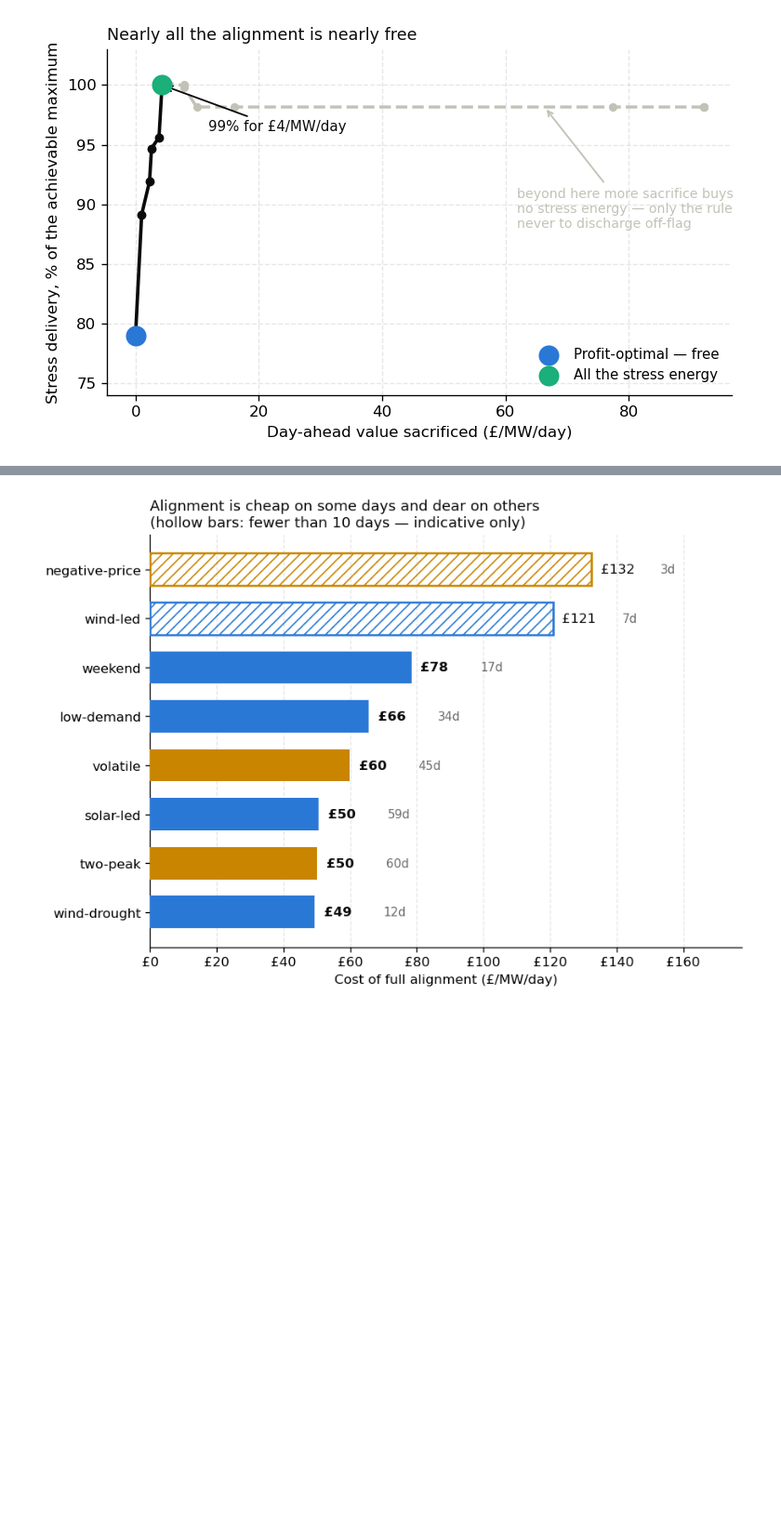
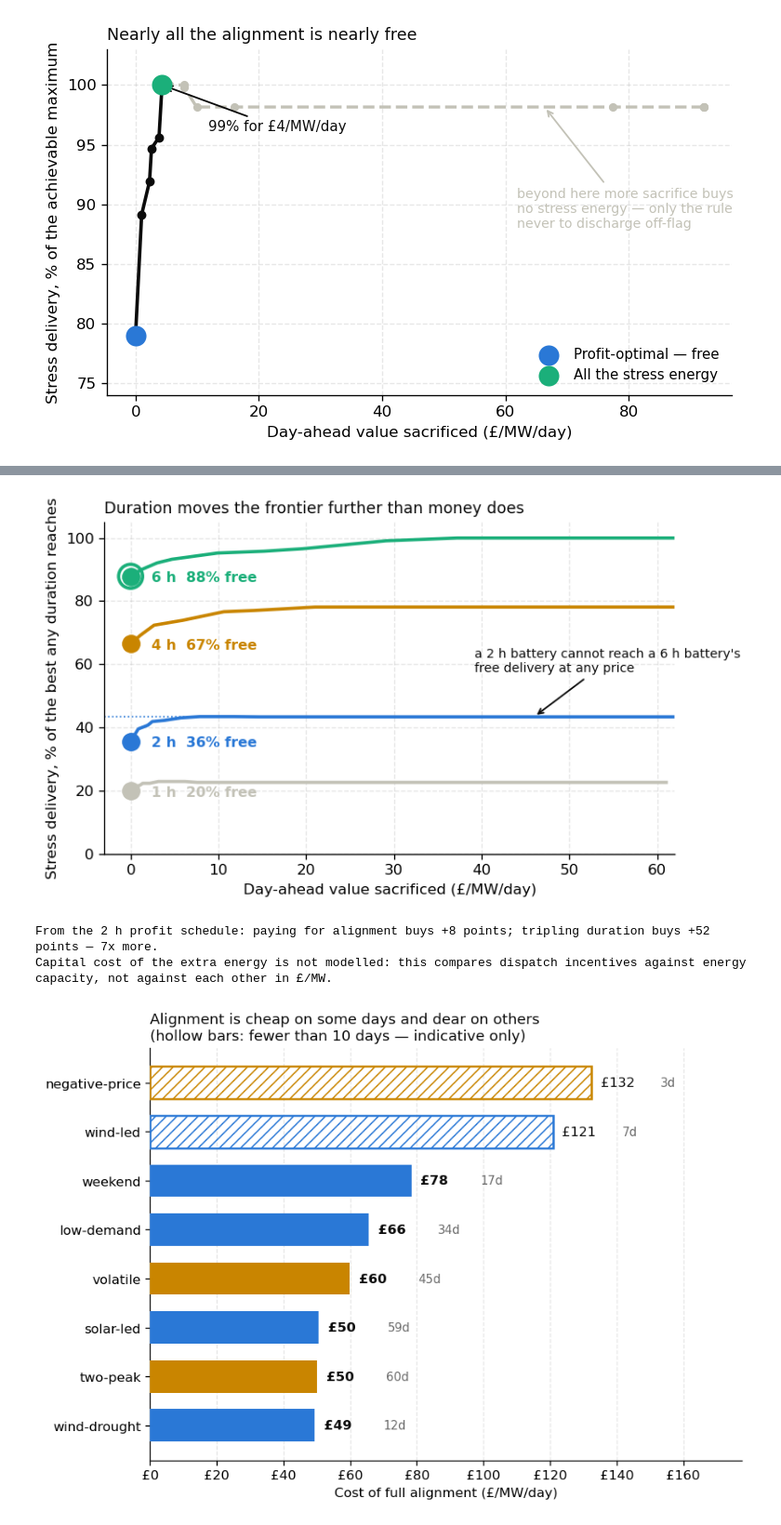
Before and after one commit to shaw029/power-trading, a Jupyter notebook: notebooks/04_alignment_gap.ipynb, the cells around one changed output, grey strips where cells are left out. Shown at 93% size. Cells and saved outputs as stored; diff of their text form; code cells hidden in the pictures; blank space fills up the shorter version.

```diff
--- a/notebooks/04_alignment_gap.ipynb
+++ b/notebooks/04_alignment_gap.ipynb
@@ -595,3 +663,56 @@ Beyond it, £88/MW/day more buys no stress energy: off-flag discharge falls 2,13
+# %%
+# Figure — the frontier is a family, and duration moves it further than money.
+fig, ax = plt.subplots(figsize=(6.8, 4.0))
+palette = {1.0: C["ghost"], 2.0: C["da"], 4.0: C["mid"], 6.0: C["discharge"]}
+
+for hours in SWEEP_HOURS:
+    curve = dur_sweep[dur_sweep["hours"] == hours].sort_values("value_sacrificed")
+    ax.plot(curve["value_sacrificed"], curve["alignment_pct"] * 100,
+            color=palette[hours], lw=2.2, zorder=3)
+    free = curve[curve["lam"] == 0.0].iloc[0]
+    ax.scatter([free["value_sacrificed"]], [free["alignment_pct"] * 100],
+               s=130, color=palette[hours], zorder=4)
+    ax.annotate(f"{hours:.0f} h  {free['alignment_pct']:.0%} free",
+                (free["value_sacrificed"], free["alignment_pct"] * 100),
+                xytext=(14, -4), textcoords="offset points", fontsize=9.5,
+                fontweight="bold", color=palette[hours])
+
+two = dur_sweep[dur_sweep["hours"] == 2.0]
+six_free = dur_sweep[(dur_sweep["hours"] == 6.0) & (dur_sweep["lam"] == 0.0)].iloc[0]
+ax.axhline(two["alignment_pct"].max() * 100, color=C["da"], lw=1, ls=":", zorder=2)
+ax.annotate(
+    "a 2 h battery cannot reach a 6 h battery's\nfree delivery at any price",
+    (46, two["alignment_pct"].max() * 100),
+    xytext=(-40, 30), textcoords="offset points", fontsize=8.5, color=C["ink"],
+    arrowprops=dict(arrowstyle="->", color=C["ink"], lw=1.1))
+ax.scatter([six_free["value_sacrificed"]], [six_free["alignment_pct"] * 100],
+           s=260, facecolor="none", edgecolor=C["discharge"], lw=2.2, zorder=5)
+
+ax.set_xlabel("Day-ahead value sacrificed (£/MW/day)")
+ax.set_ylabel("Stress delivery, % of the best any duration reaches")
+ax.set_title("Duration moves the frontier further than money does",
+             fontsize=10.5, loc="left", color=C["ink"])
+ax.set_ylim(0, 105)
+# All the action is under £40; the flat tails run to £390 and would compress it.
+ax.set_xlim(-3, 62)
+plt.tight_layout()
+# Print-resolution export for the poster: the frontier as a family of durations.
+save_poster_fig(fig, "nb04_fig_duration_frontier")
+
+plt.show()
+
+gain_money = (two["alignment_pct"].max()
+              - two[two["lam"] == 0.0]["alignment_pct"].iloc[0]) * 100
+gain_dur = (six_free["alignment_pct"]
+            - two[two["lam"] == 0.0]["alignment_pct"].iloc[0]) * 100
+print(f"From the 2 h profit schedule: paying for alignment buys {gain_money:+.0f} points; "
+      f"tripling duration buys {gain_dur:+.0f} points — {gain_dur / gain_money:.0f}x more.")
+print("Capital cost of the extra energy is not modelled: this compares dispatch "
+      "incentives against energy capacity, not against each other in £/MW.")
+# %% [output]
+[figure, added]
+From the 2 h profit schedule: paying for alignment buys +8 points; tripling duration buys +52 points — 7x more.
+Capital cost of the extra energy is not modelled: this compares dispatch incentives against energy capacity, not against each other in £/MW.
 # %%
 # Figure 3 — the gap is regime-dependent: cost of alignment by day type.
 tag_rows = {}
```
Also changed, not shown: parts of 2 cells of this notebook, 3 other files.
